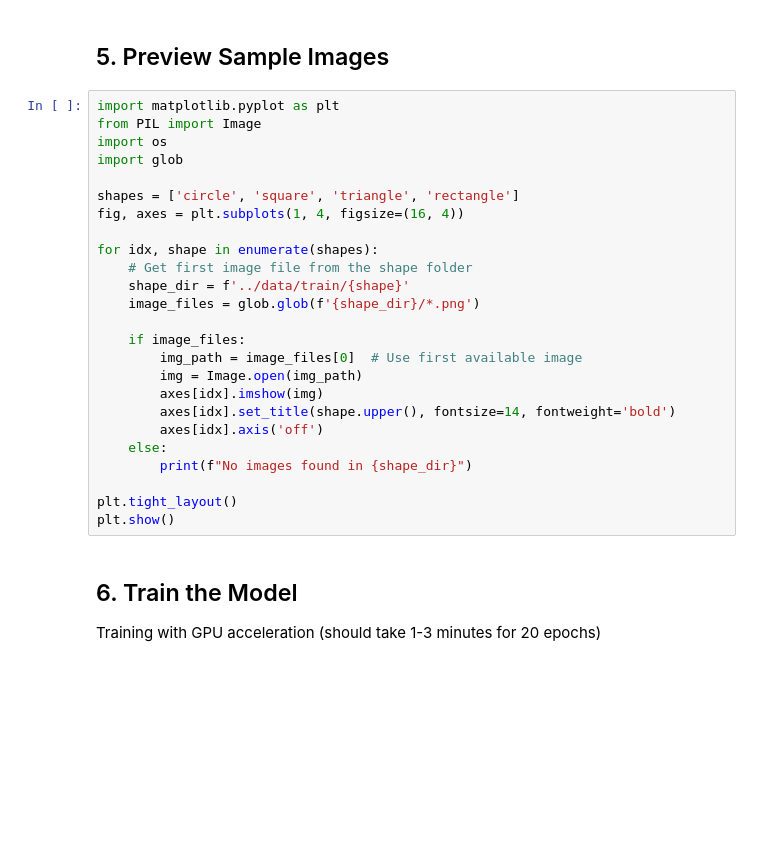
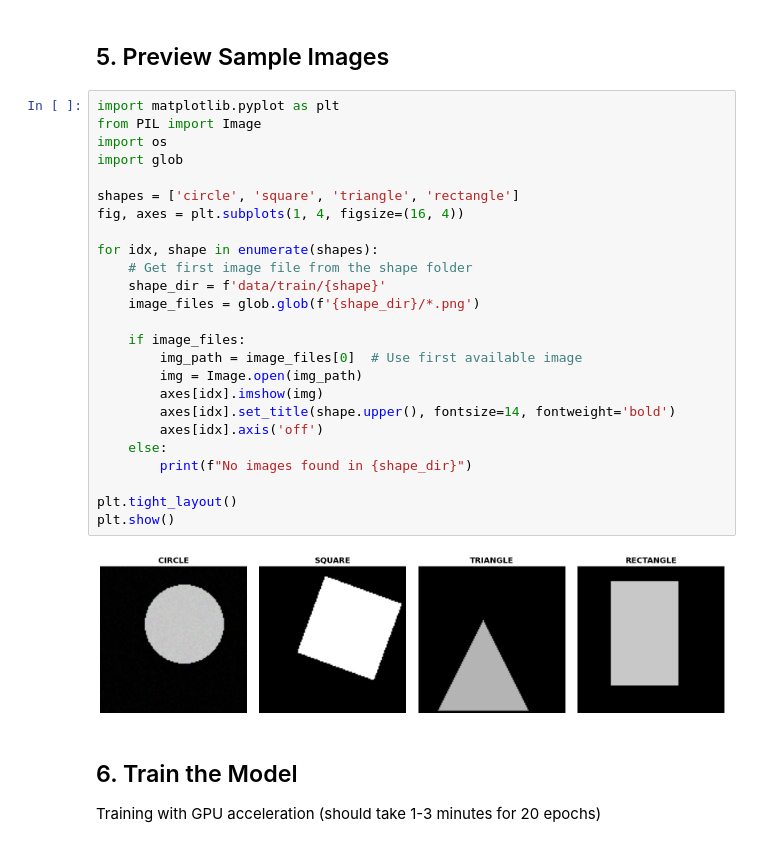
Before and after one commit to RadwanSusan/AI-shape-detector-model, a Jupyter notebook: shape_detector_colab.ipynb, the cells around one changed output. Saved outputs shown, nothing was run; the diff lists cells and outputs as text; blank space fills up the shorter version.

```diff
--- a/shape_detector_colab.ipynb
+++ b/shape_detector_colab.ipynb
@@ -44,28 +83,30 @@ print("\n✓ Dataset generated!")
 # %%
 import matplotlib.pyplot as plt
 from PIL import Image
 import os
 import glob
 
 shapes = ['circle', 'square', 'triangle', 'rectangle']
 fig, axes = plt.subplots(1, 4, figsize=(16, 4))
 
 for idx, shape in enumerate(shapes):
     # Get first image file from the shape folder
-    shape_dir = f'../data/train/{shape}'
+    shape_dir = f'data/train/{shape}'
     image_files = glob.glob(f'{shape_dir}/*.png')
 
     if image_files:
         img_path = image_files[0]  # Use first available image
         img = Image.open(img_path)
         axes[idx].imshow(img)
         axes[idx].set_title(shape.upper(), fontsize=14, fontweight='bold')
         axes[idx].axis('off')
     else:
         print(f"No images found in {shape_dir}")
 
 plt.tight_layout()
 plt.show()
+# %% [output]
+[figure, added]
 # %% [markdown]
 ## 6. Train the Model
 
```
Also changed, not shown: parts of 13 cells of this notebook.
